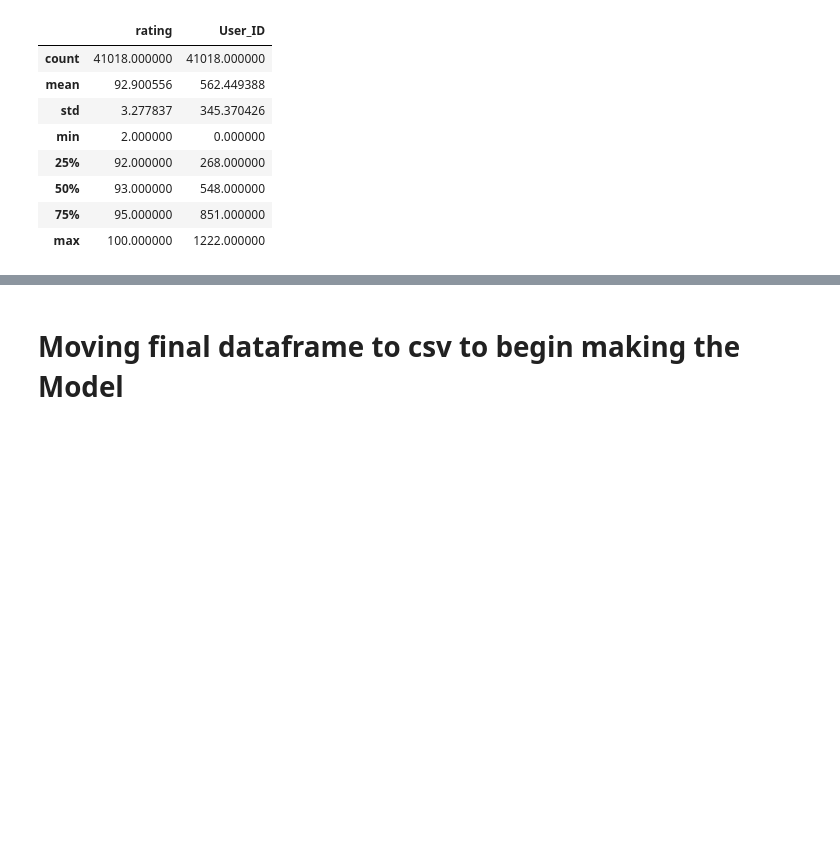
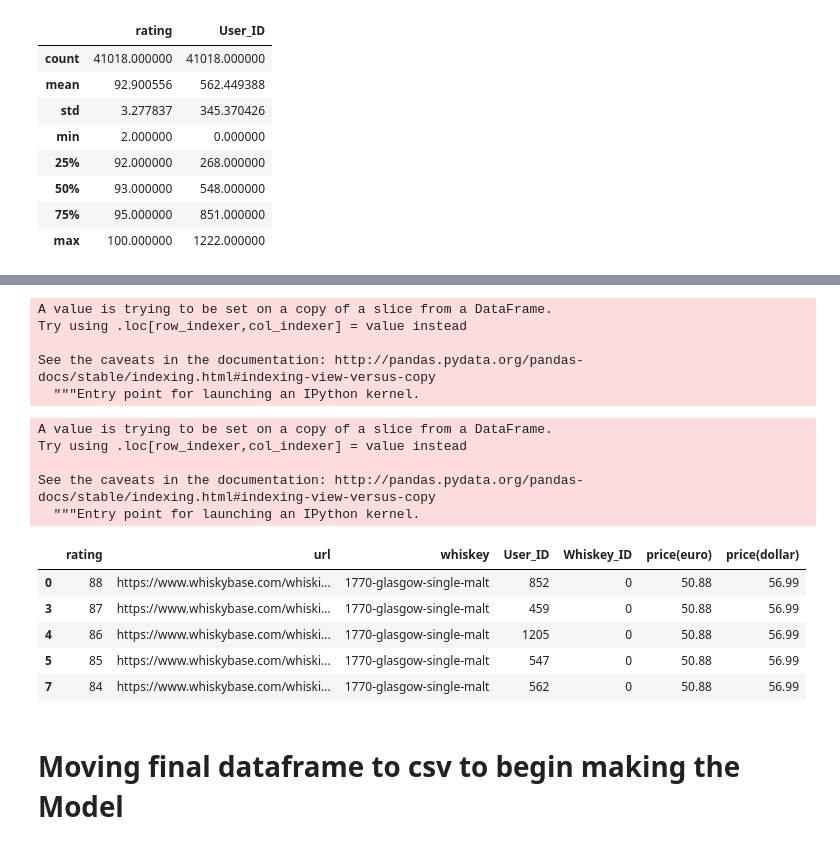
Before and after one commit to AustinKrause/whiskey-recommender, a Jupyter notebook: Consolidating and Cleaning Dataframes .ipynb, the cells around one changed output, grey strips where cells are left out. Cells and saved outputs as stored; diff of their text form; code cells hidden in the pictures; blank space fills up the shorter version.

Commit message:
updated dataframe with comments

```diff
--- a/Consolidating and Cleaning Dataframes .ipynb
+++ b/Consolidating and Cleaning Dataframes .ipynb
@@ -112,0 +91,2 @@ See the caveats in the documentation: http://pandas.pydata.org/pandas-docs/stabl
+# %%
+df5['Whiskey_ID'] = df5.groupby('whiskey').grouper.group_info[0]
@@ -170,3 +179,30 @@ df5.describe()
+# %%
+df5['price(euro)'] = df5['price'].str.replace(',','.').str[2:].astype(float)
+# %% [output]
+A value is trying to be set on a copy of a slice from a DataFrame.
+Try using .loc[row_indexer,col_indexer] = value instead
+
+See the caveats in the documentation: http://pandas.pydata.org/pandas-docs/stable/indexing.html#indexing-view-versus-copy
+  """Entry point for launching an IPython kernel.
+# %%
+df5['price(dollar)'] = round(df5['price(euro)'] * 1.12, 2)
+# %% [output]
+A value is trying to be set on a copy of a slice from a DataFrame.
+Try using .loc[row_indexer,col_indexer] = value instead
+
+See the caveats in the documentation: http://pandas.pydata.org/pandas-docs/stable/indexing.html#indexing-view-versus-copy
+  """Entry point for launching an IPython kernel.
+# %%
+df5 = df5.drop('price', axis=1)
+# %%
+df5.head()
+# %% [output]
+|  | rating | url | whiskey | User_ID | Whiskey_ID | price(euro) | price(dollar) |
+| 0 | 88 | https://www.whiskybase.com/whiski... | 1770-glasgow-single-malt | 852 | 0 | 50.88 | 56.99 |
+| 3 | 87 | https://www.whiskybase.com/whiski... | 1770-glasgow-single-malt | 459 | 0 | 50.88 | 56.99 |
+| 4 | 86 | https://www.whiskybase.com/whiski... | 1770-glasgow-single-malt | 1205 | 0 | 50.88 | 56.99 |
+| 5 | 85 | https://www.whiskybase.com/whiski... | 1770-glasgow-single-malt | 547 | 0 | 50.88 | 56.99 |
+| 7 | 84 | https://www.whiskybase.com/whiski... | 1770-glasgow-single-malt | 562 | 0 | 50.88 | 56.99 |
 # %% [markdown]
 # Moving final dataframe to csv to begin making the Model
 # %%
```
Also changed, not shown: parts of 8 cells of this notebook, 1 other file.
